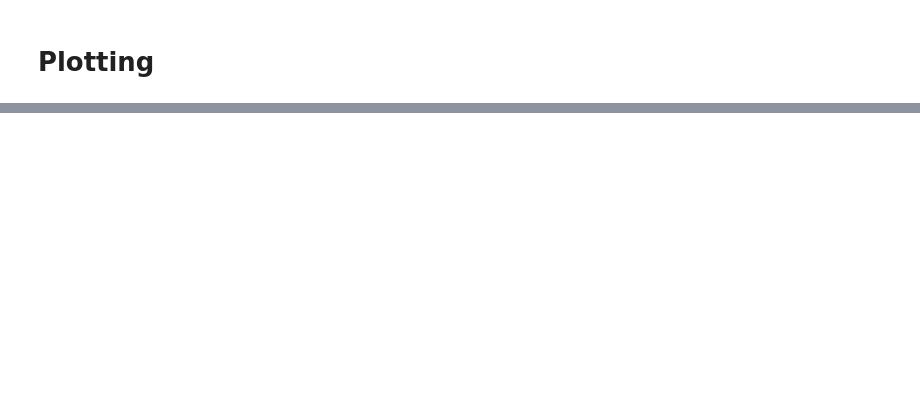
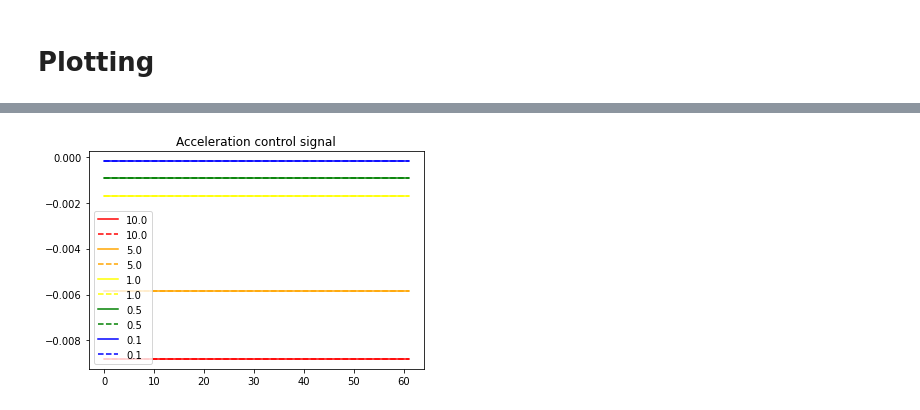
Before and after one commit to elsoroka/AutonomousCarMPC, a Jupyter notebook: Casadi opti stack MPC.ipynb, the cells around one changed output, grey strips where cells are left out. Drawn from its saved outputs; the diff is of its cells as text; code cells hidden in the pictures; blank space fills up the shorter version.

```diff
--- a/Casadi opti stack MPC.ipynb
+++ b/Casadi opti stack MPC.ipynb
@@ -219,2 +383,2 @@ z_history_05_cg_r05,u_history_05_cg_r05 = run_mpc_test(np.array([100.0, 10.0*180
 # %%
-z_history_1_cg_r05,u_history_1_cg_r05 = run_mpc_test(np.array([100.0, 10.0*180.0/np.pi, 1.0]))
+z_history_1_cg_r05,u_history_1_cg_r05 = run_mpc_test(np.array([10.0, 1.0, 1.0]))
@@ -221,2 +403,2 @@ z_history_1_cg_r05,u_history_1_cg_r05 = run_mpc_test(np.array([100.0, 10.0*180.0
 # %%
-#z_history_5_cg_r05,u_history_5_cg_r05 = run_mpc_test(np.array([100.0, 10.0*180.0/np.pi, 5.0]))
+z_history_5_cg_r05,u_history_5_cg_r05 = run_mpc_test(np.array([10.0, 1.0, 5.0]))
@@ -238,16 +460,17 @@ plt.show()
 # %%
-#plt.plot(u_history_10[:,0], label="10.0")
-#plt.plot(u_history_10_cg_r05[:,0], label="10.0", linestyle='--')
-#plt.plot(u_history_5[:,0], label="5.0")
-#plt.plot(u_history_5_cg_r05[:,0], label="5.0", linestyle='--')
-plt.plot(u_history_1[:,0], label="1.0")
-plt.plot(u_history_1_cg_r05[:,0], label="1.0", linestyle='--')
-plt.plot(u_history_05[:,0], label="0.5")
-plt.plot(u_history_05_cg_r05[:,0], label="0.5", linestyle='--')
-plt.plot(u_history_01[:,0], label="0.1", linestyle='-')
-plt.plot(u_history_01_cg_r05[:,0], label="0.1", linestyle='--')
+plt.plot(u_history_10[:,0], label="10.0", color="red")
+plt.plot(u_history_10_cg_r05[:,0], label="10.0", linestyle='--', color="red")
+plt.plot(u_history_5[:,0], label="5.0", color="orange")
+plt.plot(u_history_5_cg_r05[:,0], label="5.0", linestyle='--', color="orange")
+plt.plot(u_history_1[:,0], label="1.0", color="yellow")
+plt.plot(u_history_1_cg_r05[:,0], label="1.0", linestyle='--', color="yellow")
+plt.plot(u_history_05[:,0], label="0.5", color="green")
+plt.plot(u_history_05_cg_r05[:,0], label="0.5", linestyle='--', color="green")
+plt.plot(u_history_01[:,0], label="0.1", linestyle='-', color="blue")
+plt.plot(u_history_01_cg_r05[:,0], label="0.1", linestyle='--', color="blue")
 plt.legend()
-#plt.ylim([-0.5,1.0])
-plt.title("Steering control signal")
+plt.title("Acceleration control signal")
 plt.show()
+# %% [output]
+[figure, added]
 # %%
```
Also changed, not shown: parts of 18 cells of this notebook.
